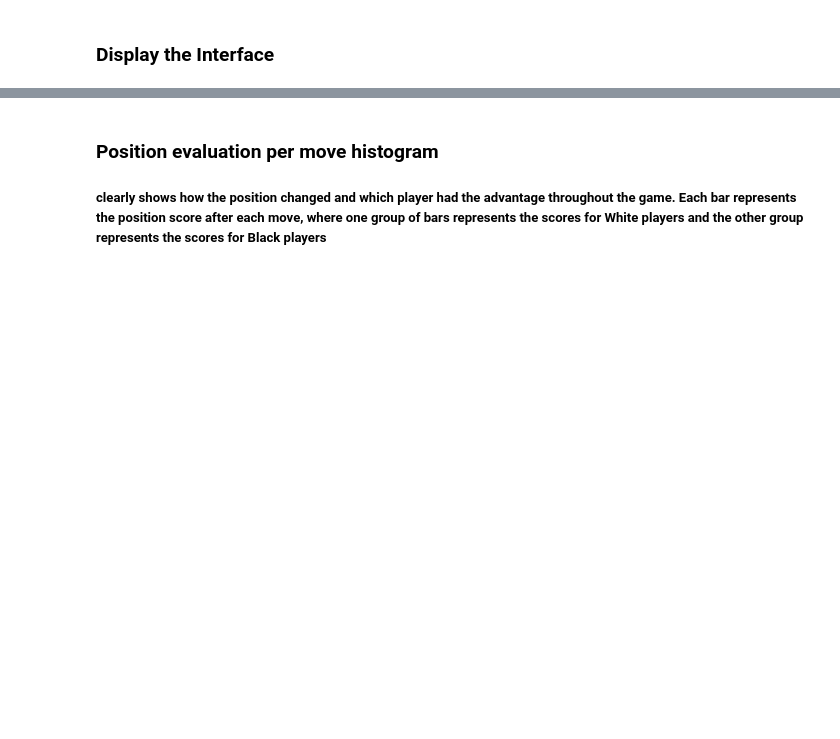
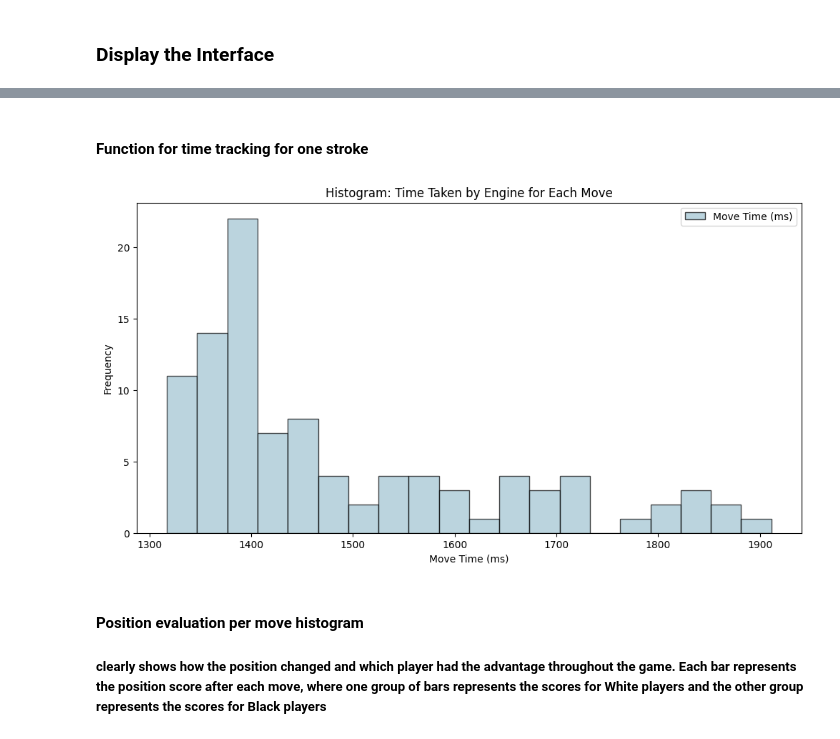
Before and after one commit to meomato/AI-chess-engines, a Jupyter notebook: lc0.ipynb, the cells around one changed output, grey strips where cells are left out. Drawn from its saved outputs; the diff is of its cells as text; code cells hidden in the pictures; blank space fills up the shorter version.

```diff
--- a/lc0.ipynb
+++ b/lc0.ipynb
@@ -270,0 +281,3 @@ update_board_and_info()
+# %%
+def is_gpu_available():
+    return torch.cuda.is_available()
@@ -300,4 +365,20 @@ evaluations_white, evaluations_black = play_full_game()
+# %% [markdown]
+#### Function for time tracking for one stroke
+# %%
+def plot_move_times(move_times):
+    plt.figure(figsize=(12, 6))
+    plt.hist(move_times, bins=20, alpha=0.7, color='#9fc3d1', edgecolor='black', label="Move Time (ms)")
+
+    plt.xlabel("Move Time (ms)")
+    plt.ylabel("Frequency")
+    plt.title("Histogram: Time Taken by Engine for Each Move")
+    plt.legend()
+    plt.show()
+
+plot_move_times(move_times)
+# %% [output]
+[figure, added]
 # %% [markdown]
-### Position evaluation per move histogram
+#### Position evaluation per move histogram
 ##### clearly shows how the position changed and which player had the advantage throughout the game. Each bar represents the position score after each move, where one group of bars represents the scores for White players and the other group represents the scores for Black players
 # %%
```
Also changed, not shown: parts of 15 cells of this notebook.
